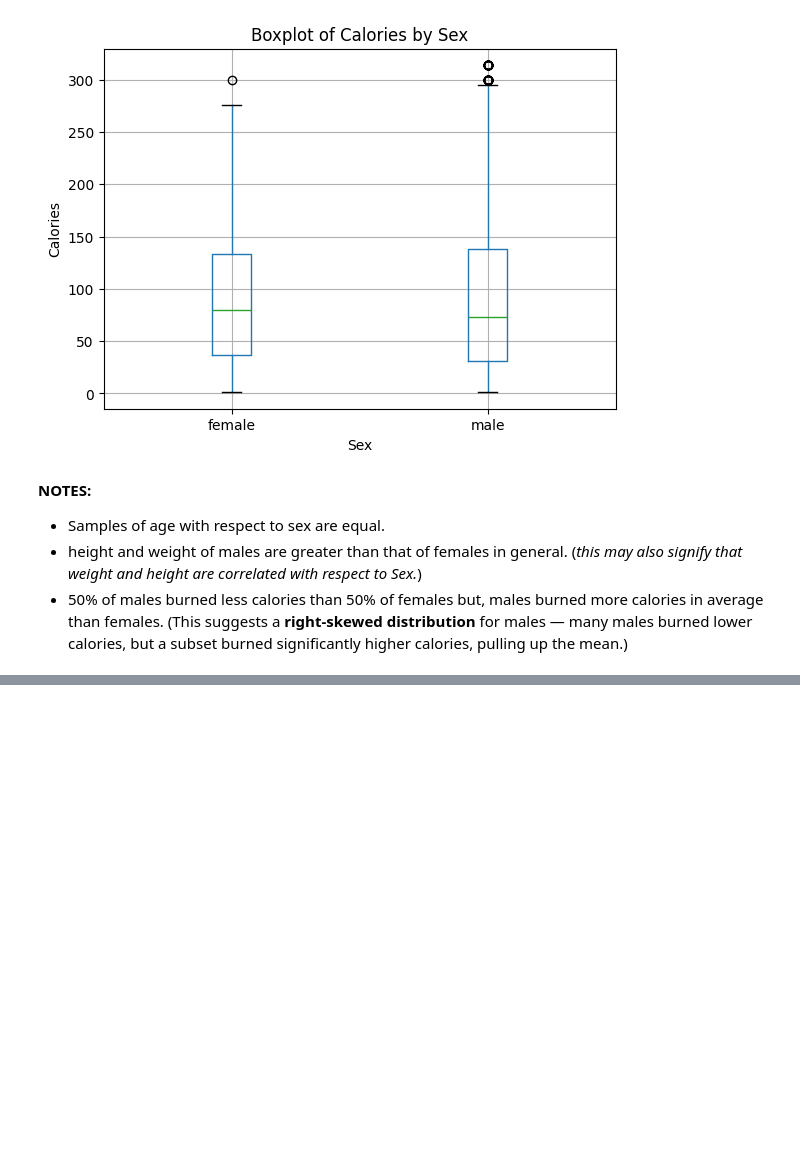
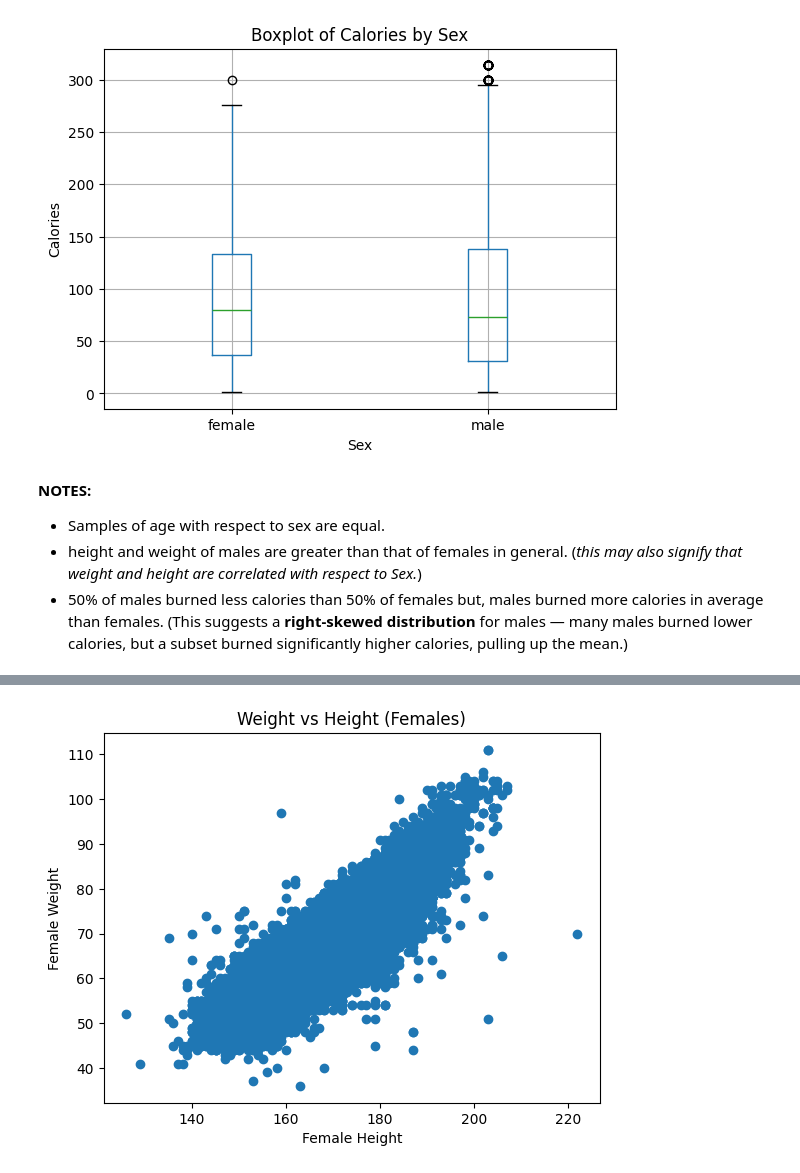
Before and after one commit to sparshsaxenain/KaggleAIOComp, a Jupyter notebook: s05e05/EDA.ipynb, the cells around one changed output, grey strips where cells are left out. Drawn from its saved outputs; the diff is of its cells as text; code cells hidden in the pictures; blank space fills up the shorter version.

```diff
--- a/s05e05/EDA.ipynb
+++ b/s05e05/EDA.ipynb
@@ -112,0 +166,10 @@ plt.show()
+# %%
+x_data = df['Height'].loc[df['Sex'] == 'female']
+y_data = df['Weight'].loc[df['Sex'] == 'female']
+plt.scatter(x_data, y_data)
+plt.xlabel('Female Height')
+plt.ylabel('Female Weight')
+plt.title('Weight vs Height (Females)')
+plt.show()
+# %% [output]
+[figure, added]
```
Also changed, not shown: parts of 38 cells of this notebook.
